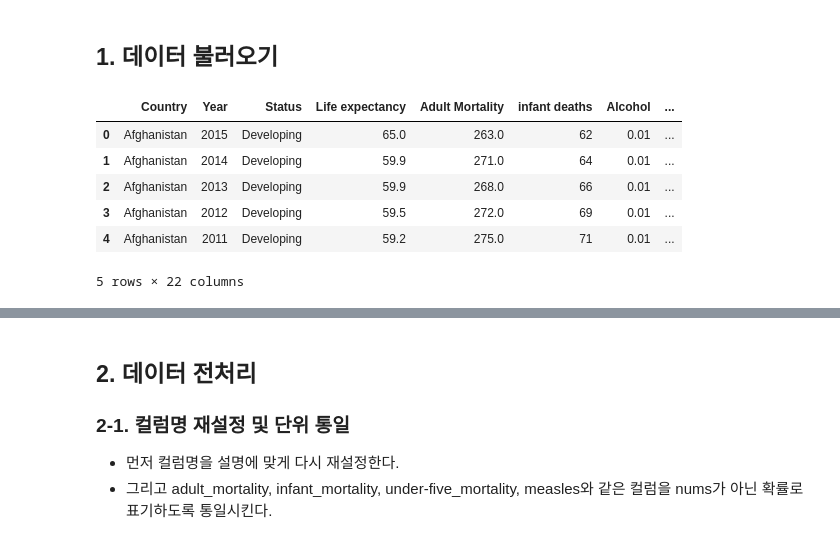
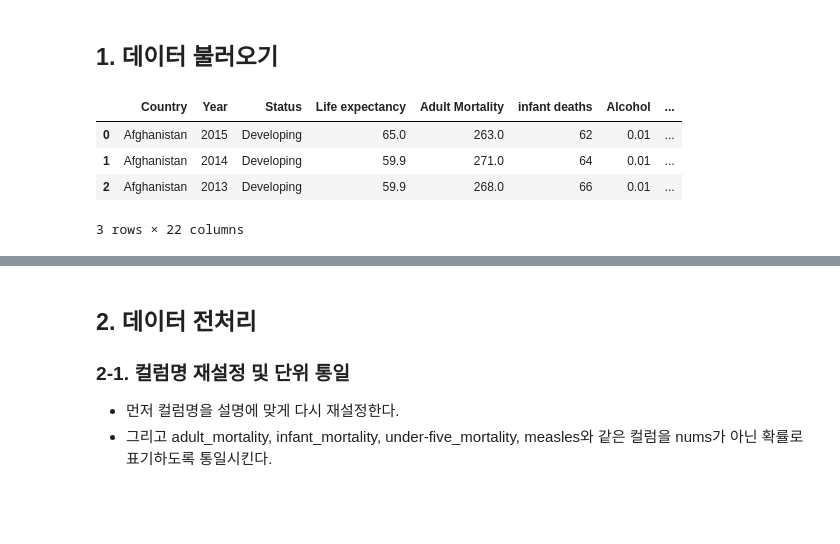
Before and after one commit to minnnnppp/Portfolio, a Jupyter notebook: AIB_project/cp1/AI_10_박민경_CP_01 (1).ipynb, the cells around one changed output, grey strips where cells are left out. Saved outputs shown, nothing was run; the diff lists cells and outputs as text; code cells hidden in the pictures; blank space fills up the shorter version.

```diff
--- a/AIB_project/cp1/AI_10_박민경_CP_01 (1).ipynb
+++ b/AIB_project/cp1/AI_10_박민경_CP_01 (1).ipynb
@@ -17,15 +17,13 @@ import xgboost as xgb
 # %%
 # 데이터 불러오기
 df = pd.read_csv('/Users/minky/Library/Mobile Documents/com~apple~CloudDocs/AIB/프로젝트/CP1/life_ex.csv')
-df.head()
+df.head(3)
 # %% [output]
 |  | Country | Year | Status | Life expectancy | Adult Mortality | infant deaths | Alcohol | ... |
 | 0 | Afghanistan | 2015 | Developing | 65.0 | 263.0 | 62 | 0.01 | ... |
 | 1 | Afghanistan | 2014 | Developing | 59.9 | 271.0 | 64 | 0.01 | ... |
 | 2 | Afghanistan | 2013 | Developing | 59.9 | 268.0 | 66 | 0.01 | ... |
-| 3 | Afghanistan | 2012 | Developing | 59.5 | 272.0 | 69 | 0.01 | ... |
-| 4 | Afghanistan | 2011 | Developing | 59.2 | 275.0 | 71 | 0.01 | ... |
-5 rows × 22 columns
+3 rows × 22 columns
 # %%
 # 데이터 평균/중앙/최소/최대 등 값 확인
 df.describe().iloc[:, 1:]
```
Also changed, not shown: parts of 8 cells of this notebook.
